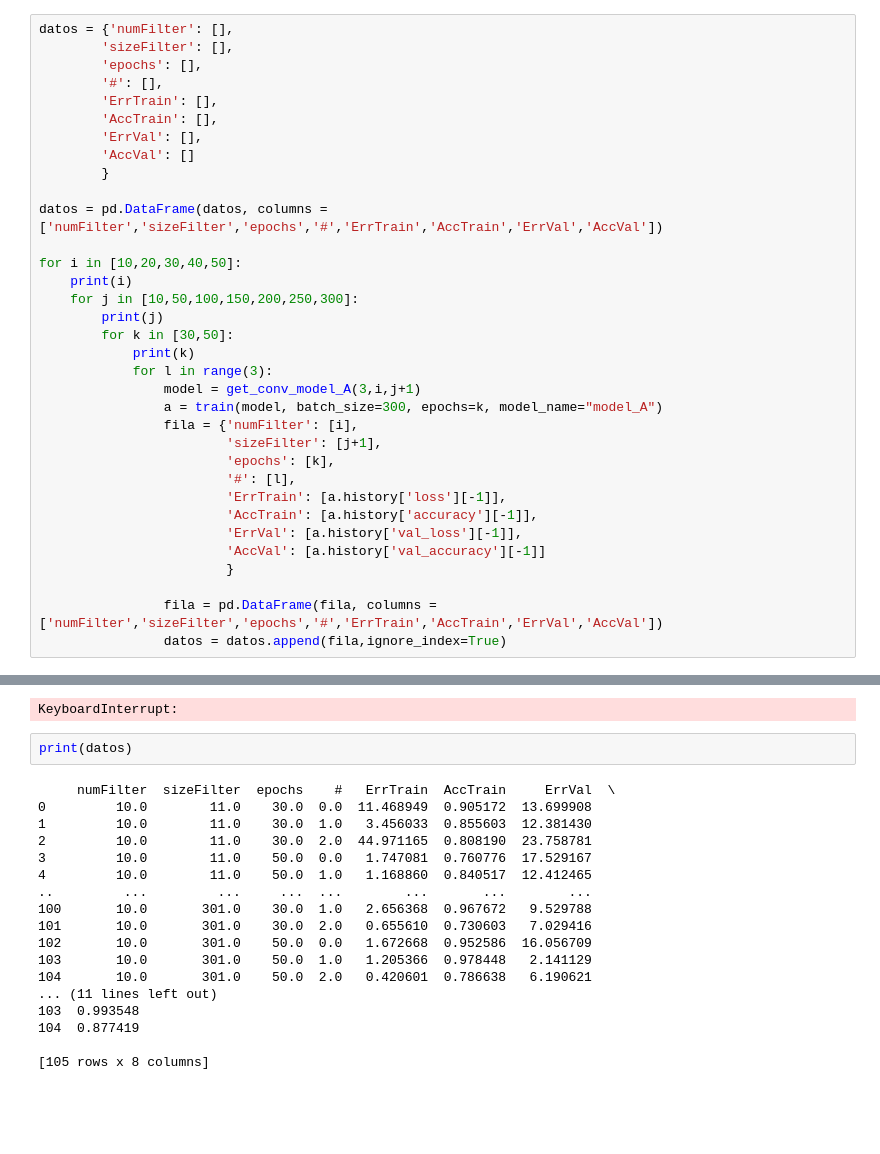
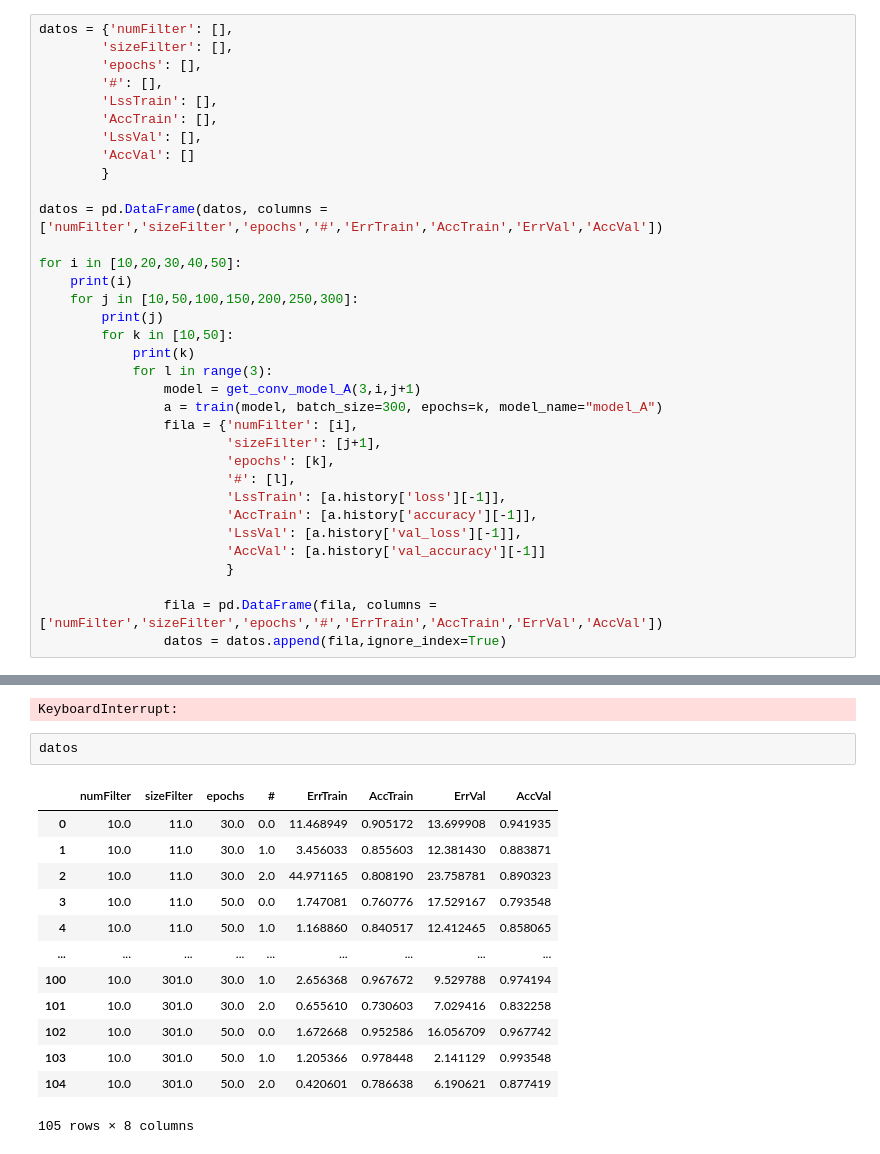
Before and after one commit to Dfriveraa/PI-GetData, a Jupyter notebook: CNN(A).ipynb, the cells around one changed output, grey strips where cells are left out. Drawn from its saved outputs; the diff is of its cells as text; blank space fills up the shorter version.

Commit message:
nombre de columna

```diff
--- a/CNN(A).ipynb
+++ b/CNN(A).ipynb
@@ -141,9 +141,9 @@ datos = {'numFilter': [],
         'sizeFilter': [],
         'epochs': [],
         '#': [],
-        'ErrTrain': [],
+        'LssTrain': [],
         'AccTrain': [],
-        'ErrVal': [],
+        'LssVal': [],
         'AccVal': []
         }
 
@@ -153,7 +153,7 @@ for i in [10,20,30,40,50]:
     print(i)
     for j in [10,50,100,150,200,250,300]:
         print(j)
-        for k in [30,50]:
+        for k in [10,50]:
             print(k)
             for l in range(3):
                 model = get_conv_model_A(3,i,j+1)
@@ -162,9 +162,9 @@ for i in [10,20,30,40,50]:
                         'sizeFilter': [j+1],
                         'epochs': [k],
                         '#': [l],
-                        'ErrTrain': [a.history['loss'][-1]],
+                        'LssTrain': [a.history['loss'][-1]],
                         'AccTrain': [a.history['accuracy'][-1]],
-                        'ErrVal': [a.history['val_loss'][-1]],
+                        'LssVal': [a.history['val_loss'][-1]],
                         'AccVal': [a.history['val_accuracy'][-1]]
                         }
 
@@ -189,23 +189,19 @@ for i in [10,20,30,40,50]:
 50
 100
 KeyboardInterrupt:
-# %%
-print(datos)
-# %% [output]
-     numFilter  sizeFilter  epochs    #   ErrTrain  AccTrain     ErrVal  \
-0         10.0        11.0    30.0  0.0  11.468949  0.905172  13.699908
-1         10.0        11.0    30.0  1.0   3.456033  0.855603  12.381430
-2         10.0        11.0    30.0  2.0  44.971165  0.808190  23.758781
-3         10.0        11.0    50.0  0.0   1.747081  0.760776  17.529167
-4         10.0        11.0    50.0  1.0   1.168860  0.840517  12.412465
-..         ...         ...     ...  ...        ...       ...        ...
-100       10.0       301.0    30.0  1.0   2.656368  0.967672   9.529788
-101       10.0       301.0    30.0  2.0   0.655610  0.730603   7.029416
-102       10.0       301.0    50.0  0.0   1.672668  0.952586  16.056709
-103       10.0       301.0    50.0  1.0   1.205366  0.978448   2.141129
-104       10.0       301.0    50.0  2.0   0.420601  0.786638   6.190621
-... (11 lines left out)
-103  0.993548
-104  0.877419
-
-[105 rows x 8 columns]
+# %%
+datos
+# %% [output]
+|  | numFilter | sizeFilter | epochs | # | ErrTrain | AccTrain | ErrVal | AccVal |
+| 0 | 10.0 | 11.0 | 30.0 | 0.0 | 11.468949 | 0.905172 | 13.699908 | 0.941935 |
+| 1 | 10.0 | 11.0 | 30.0 | 1.0 | 3.456033 | 0.855603 | 12.381430 | 0.883871 |
+| 2 | 10.0 | 11.0 | 30.0 | 2.0 | 44.971165 | 0.808190 | 23.758781 | 0.890323 |
+| 3 | 10.0 | 11.0 | 50.0 | 0.0 | 1.747081 | 0.760776 | 17.529167 | 0.793548 |
+| 4 | 10.0 | 11.0 | 50.0 | 1.0 | 1.168860 | 0.840517 | 12.412465 | 0.858065 |
+| ... | ... | ... | ... | ... | ... | ... | ... | ... |
+| 100 | 10.0 | 301.0 | 30.0 | 1.0 | 2.656368 | 0.967672 | 9.529788 | 0.974194 |
+| 101 | 10.0 | 301.0 | 30.0 | 2.0 | 0.655610 | 0.730603 | 7.029416 | 0.832258 |
+| 102 | 10.0 | 301.0 | 50.0 | 0.0 | 1.672668 | 0.952586 | 16.056709 | 0.967742 |
+| 103 | 10.0 | 301.0 | 50.0 | 1.0 | 1.205366 | 0.978448 | 2.141129 | 0.993548 |
+| 104 | 10.0 | 301.0 | 50.0 | 2.0 | 0.420601 | 0.786638 | 6.190621 | 0.877419 |
+105 rows × 8 columns
```
